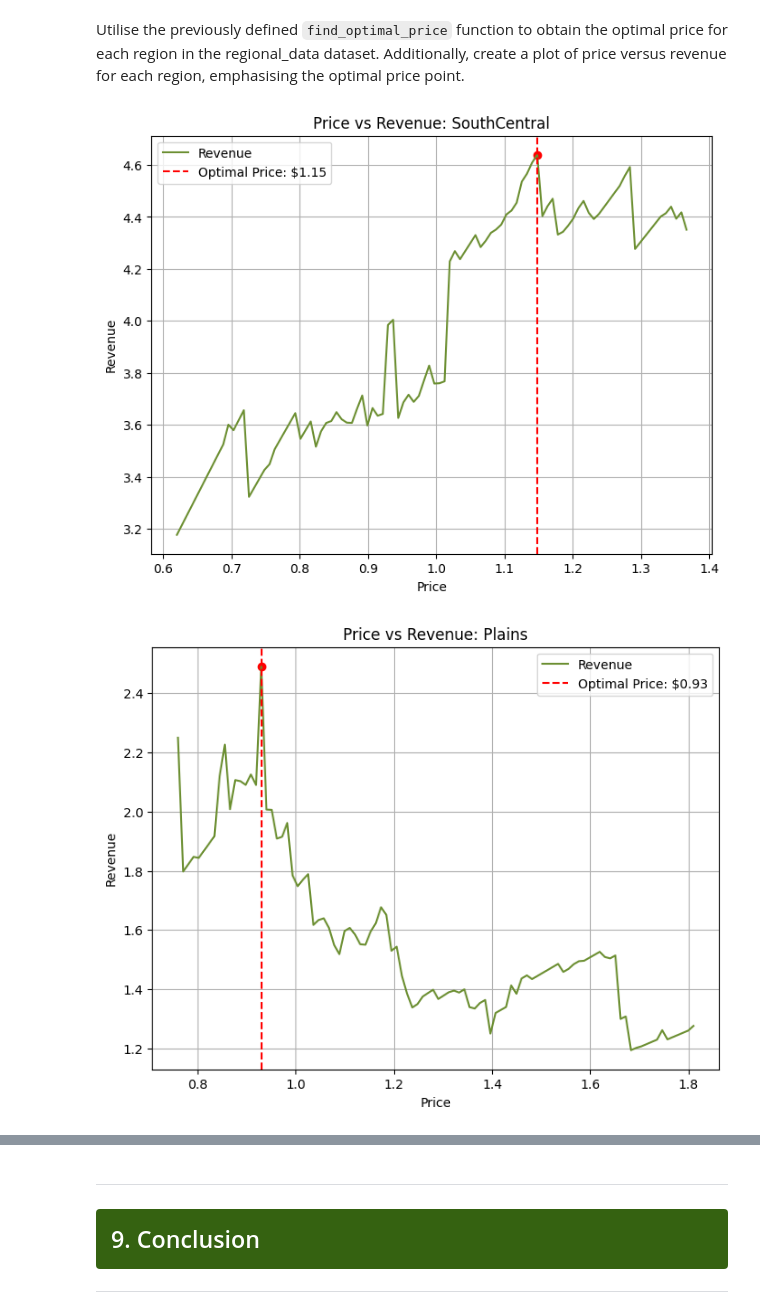
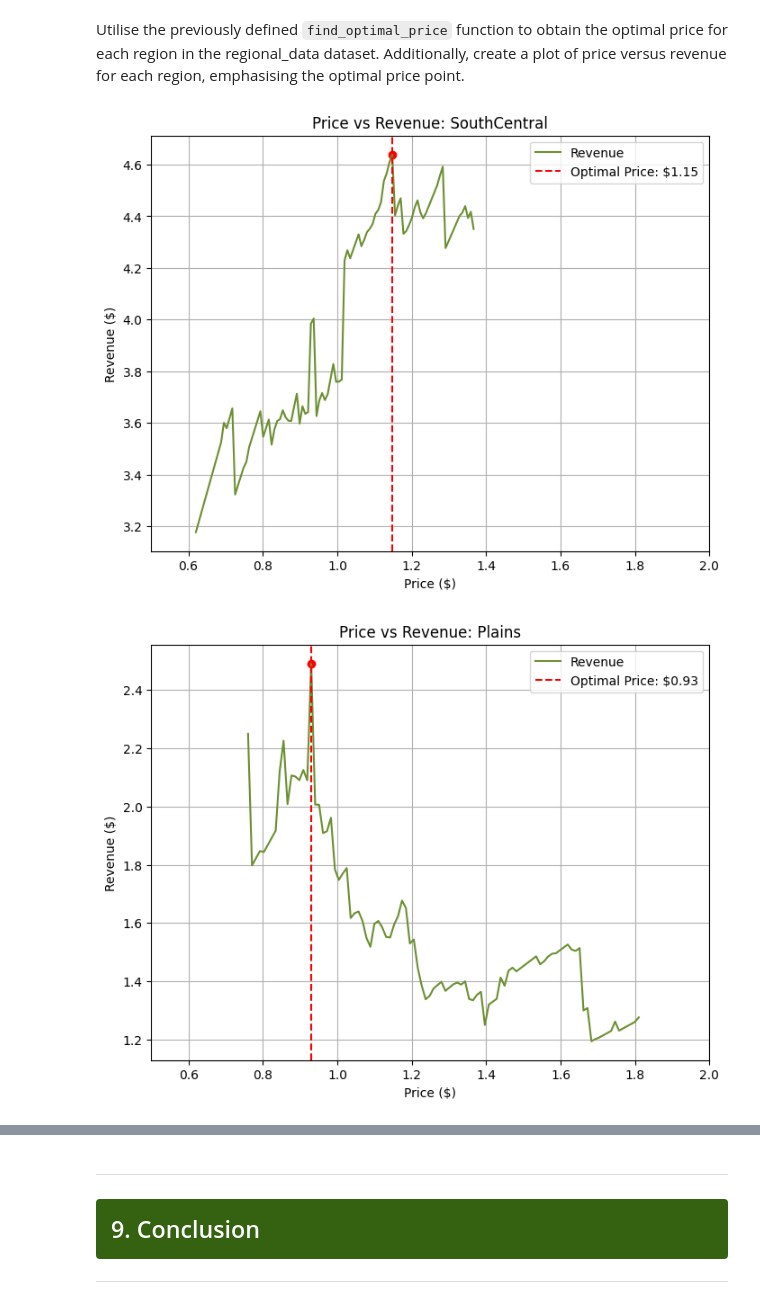
Before and after one commit to MeganHolborn/Avocado-price-optimisation, a Jupyter notebook: Notebook.ipynb, the cells around one changed output, grey strips where cells are left out. Cells and saved outputs as stored; diff of their text form; code cells hidden in the pictures.

```diff
--- a/Notebook.ipynb
+++ b/Notebook.ipynb
@@ -1437,34 +1437,35 @@ num_price_points = 100
 # Iterate through each row in the data
 for i, row in regional_data.iterrows():
 
     # Specify factors other than pricing for predicting demand
     other_factors = row.drop(columns=["upper_price_bound", "lower_price_bound"])
 
     # Specify upper and lower pricing bounds
     upper_price_bound = row["upper_price_bound"]
     lower_price_bound = row["lower_price_bound"]
 
     # Generate a range of price points between the lower and upper bounds
     price_points = np.linspace(lower_price_bound, upper_price_bound, num=num_price_points)
 
     # Find the optimal price using the recursive function
     optimal_price, max_revenue, revenues = find_optimal_price(price_points, other_factors, upper_price_bound)
 
     # Store the results
     optimal_prices.append(optimal_price)
     max_revenues.append(max_revenue)
 
     # Plot price vs revenue for the current region
     plt.figure(figsize=(8, 6))
     plt.plot(price_points, revenues, label="Revenue", color="#6C8F32")
     plt.axvline(optimal_price, color='r', linestyle='--', label=f'Optimal Price: ${optimal_price:.2f}')
     plt.scatter([optimal_price], [max_revenue], color='red')  # Mark the optimal price
     plt.title(f'Price vs Revenue: {row["region"]}')
-    plt.xlabel('Price')
-    plt.ylabel('Revenue')
+    plt.xlabel('Price ($)')
+    plt.ylabel('Revenue ($)')
+    plt.xlim(0.5, 2.0)
     plt.legend()
     plt.grid(True)
     plt.show()
 # %% [output]
-[figure, old version]
+[figure, new version]
-[figure, old version]
+[figure, new version]
```
Also changed, not shown: parts of 6 cells of this notebook.
